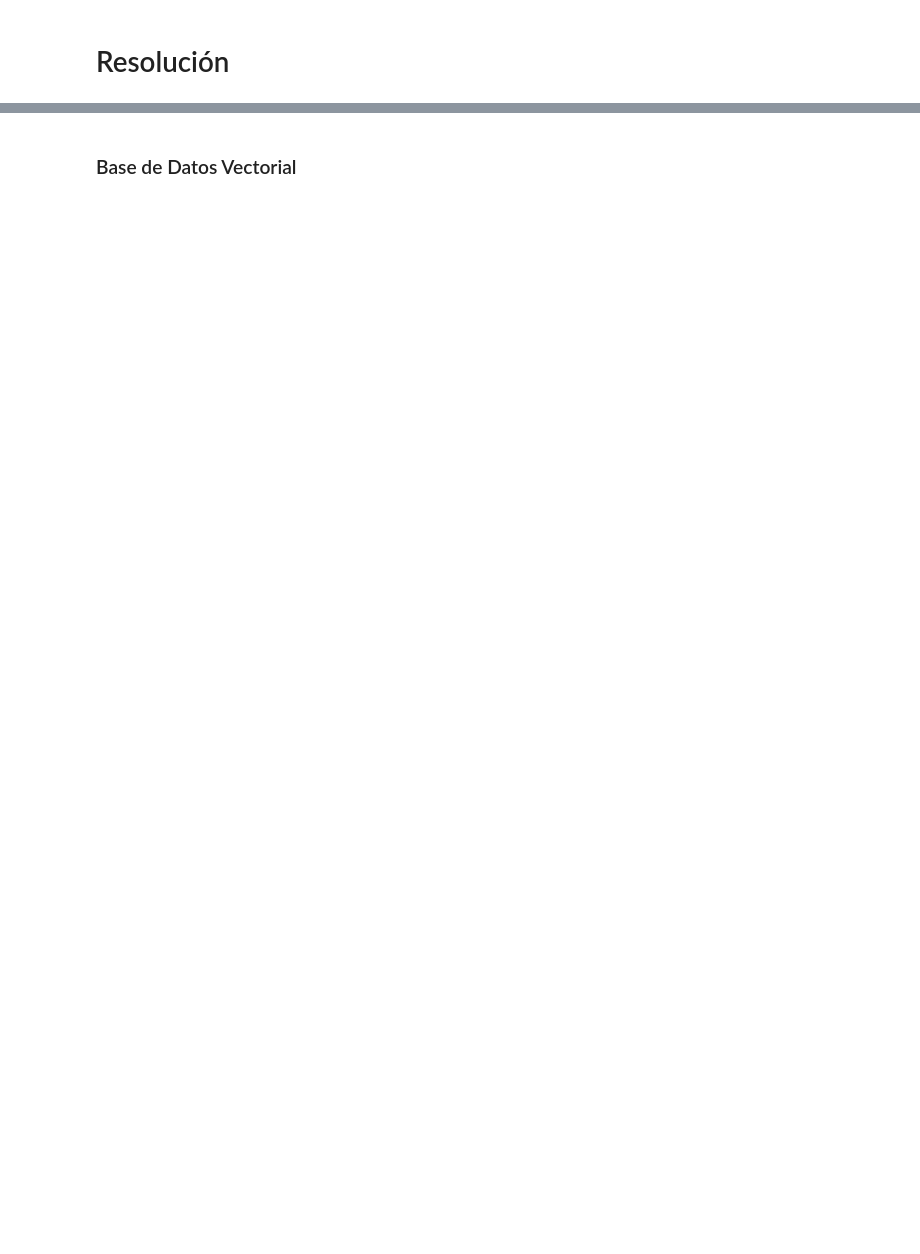
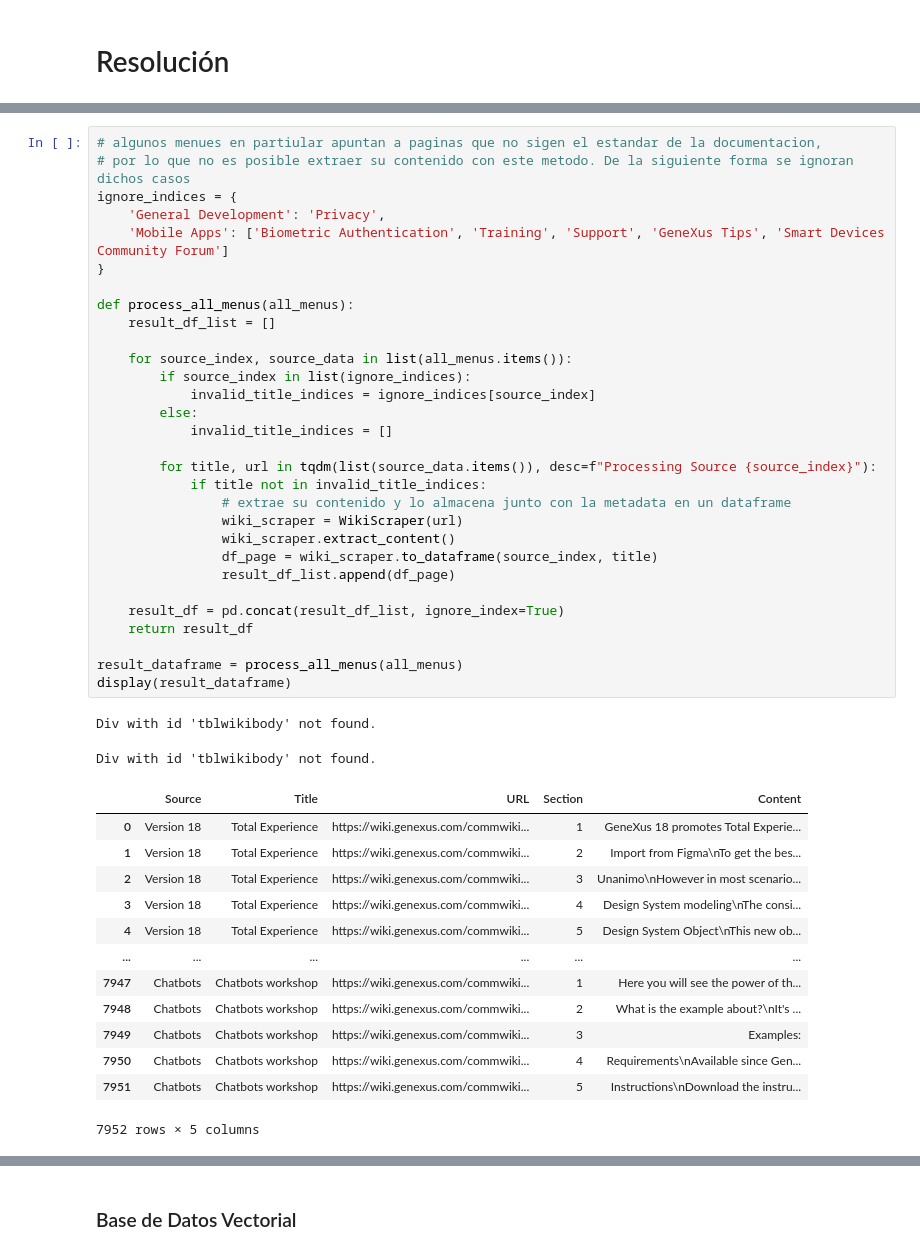
Before and after one commit to Shannon-21/Genexus_Chatbot, a Jupyter notebook: ChatbotGenexus.ipynb, the cells around one changed output, grey strips where cells are left out. Drawn from its saved outputs; the diff is of its cells as text; blank space fills up the shorter version.

```diff
--- a/ChatbotGenexus.ipynb
+++ b/ChatbotGenexus.ipynb
@@ -189,0 +431,46 @@ df_menu.to_csv('genexus-wiki.csv')
+# %%
+# algunos menues en partiular apuntan a paginas que no sigen el estandar de la documentacion,
+# por lo que no es posible extraer su contenido con este metodo. De la siguiente forma se ignoran dichos casos
+ignore_indices = {
+    'General Development': 'Privacy',
+    'Mobile Apps': ['Biometric Authentication', 'Training', 'Support', 'GeneXus Tips', 'Smart Devices Community Forum']
+}
+
+def process_all_menus(all_menus):
+    result_df_list = []
+
+    for source_index, source_data in list(all_menus.items()):
+        if source_index in list(ignore_indices):
+            invalid_title_indices = ignore_indices[source_index]
+        else:
+            invalid_title_indices = []
+
+        for title, url in tqdm(list(source_data.items()), desc=f"Processing Source {source_index}"):
+            if title not in invalid_title_indices:
+                # extrae su contenido y lo almacena junto con la metadata en un dataframe
+                wiki_scraper = WikiScraper(url)
+                wiki_scraper.extract_content()
+                df_page = wiki_scraper.to_dataframe(source_index, title)
+                result_df_list.append(df_page)
+
+    result_df = pd.concat(result_df_list, ignore_index=True)
+    return result_df
+
+result_dataframe = process_all_menus(all_menus)
+display(result_dataframe)
+# %% [output]
+Div with id 'tblwikibody' not found.
+Div with id 'tblwikibody' not found.
+|  | Source | Title | URL | Section | Content |
+| 0 | Version 18 | Total Experience | https://wiki.genexus.com/commwiki... | 1 | GeneXus 18 promotes Total Experie... |
+| 1 | Version 18 | Total Experience | https://wiki.genexus.com/commwiki... | 2 | Import from Figma\nTo get the bes... |
+| 2 | Version 18 | Total Experience | https://wiki.genexus.com/commwiki... | 3 | Unanimo\nHowever in most scenario... |
+| 3 | Version 18 | Total Experience | https://wiki.genexus.com/commwiki... | 4 | Design System modeling\nThe consi... |
+| 4 | Version 18 | Total Experience | https://wiki.genexus.com/commwiki... | 5 | Design System Object\nThis new ob... |
+| ... | ... | ... | ... | ... | ... |
+| 7947 | Chatbots | Chatbots workshop | https://wiki.genexus.com/commwiki... | 1 | Here you will see the power of th... |
+| 7948 | Chatbots | Chatbots workshop | https://wiki.genexus.com/commwiki... | 2 | What is the example about?\nIt's ... |
+| 7949 | Chatbots | Chatbots workshop | https://wiki.genexus.com/commwiki... | 3 | Examples: |
+| 7950 | Chatbots | Chatbots workshop | https://wiki.genexus.com/commwiki... | 4 | Requirements\nAvailable since Gen... |
+| 7951 | Chatbots | Chatbots workshop | https://wiki.genexus.com/commwiki... | 5 | Instructions\nDownload the instru... |
+7952 rows × 5 columns
```
Also changed, not shown: parts of 215 cells of this notebook.
